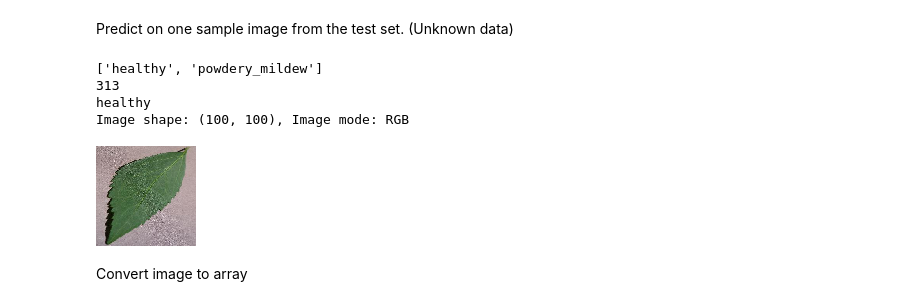
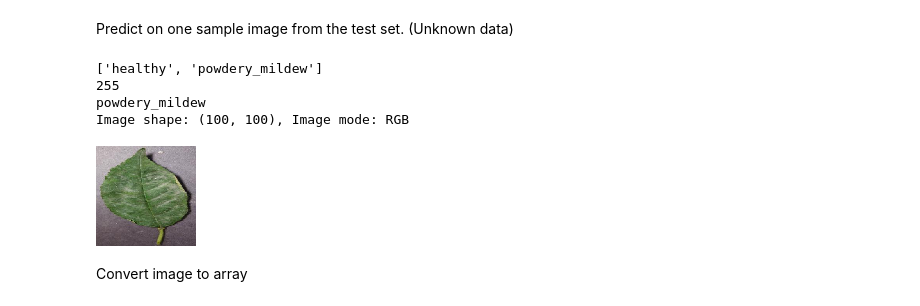
Before and after one commit to SamSswi/milestone-project-mildew-detection-in-cherry-leaves, a Jupyter notebook: jupyter_notebooks/ModellingAndEvaluation.ipynb, the cells around one changed output. Saved outputs shown, nothing was run; the diff lists cells and outputs as text; code cells hidden in the pictures.

```diff
--- a/jupyter_notebooks/ModellingAndEvaluation.ipynb
+++ b/jupyter_notebooks/ModellingAndEvaluation.ipynb
@@ -483,22 +474,22 @@ Predict on one sample image from the test set. (Unknown data)
 # %%
 # This code snippet was adapted from Code Institue Malaria Detector Walkthrough Sample Project
 # https://github.com/Code-Institute-Solutions/WalkthroughProject01/blob/main/jupyter_notebooks/03%20-%20Modelling%20and%20Evaluating.ipynb
 from tensorflow.keras.preprocessing import image
 import random
 print(label_list)
 index = random.randint(1, 422)
 print(index)
-p_label = label_list[0]
+p_label = label_list[1]
 print(p_label)
 p_image = image.load_img(f"{test_path}/{p_label}/{os.listdir(test_path+'/'+p_label)[index]}", target_size=image_shape, color_mode='rgb')
 print(f'Image shape: {p_image.size}, Image mode: {p_image.mode}')
 p_image
 # %% [output]
 ['healthy', 'powdery_mildew']
-313
-healthy
+255
+powdery_mildew
 Image shape: (100, 100), Image mode: RGB
-[figure, old version]
+[figure, new version]
 # %% [markdown]
 Convert image to array
 # %%
```
Also changed, not shown: parts of 7 cells of this notebook, 10 other files.
